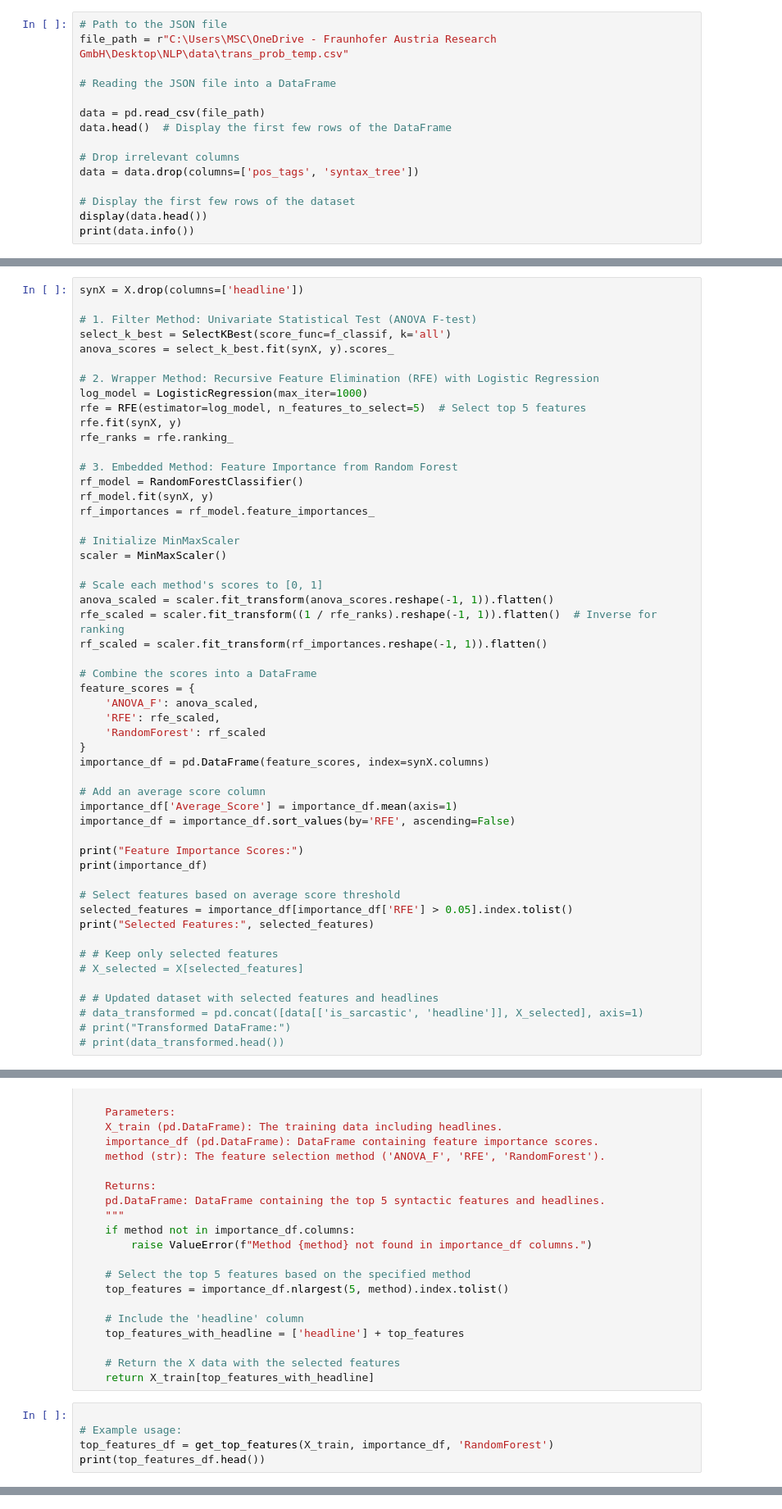
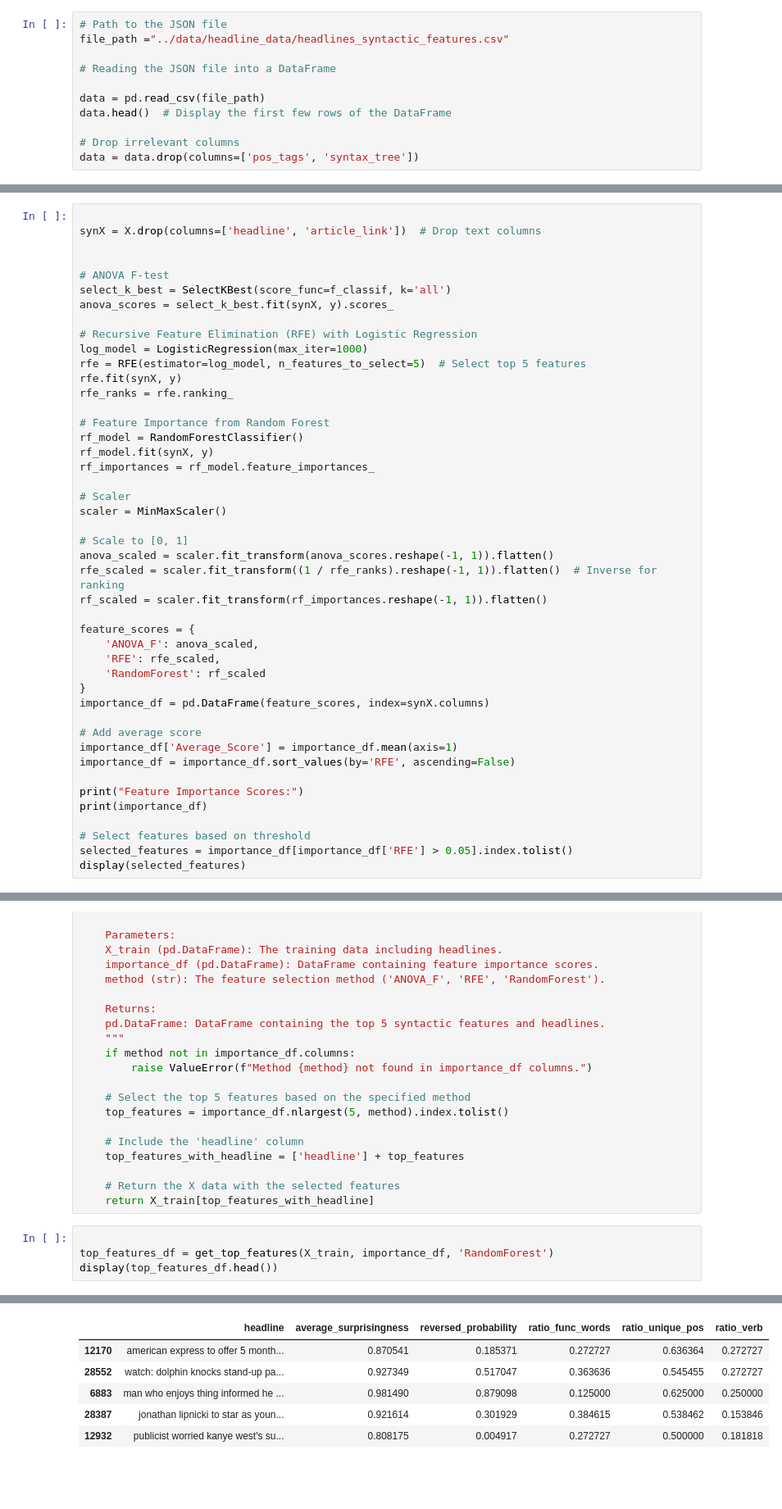
Before and after one commit to arianetemadi/snack-overflow, a Jupyter notebook: notebooks/syntactic_feature_sel.ipynb, the cells around one changed output, grey strips where cells are left out. Shown: that part at 82% size. Cells and saved outputs as stored; diff of their text form; blank space fills up the shorter version.

```diff
--- a/notebooks/syntactic_feature_sel.ipynb
+++ b/notebooks/syntactic_feature_sel.ipynb
@@ -34,6 +24,6 @@ from sklearn.metrics import confusion_matrix, classification_report
 # %%
 # Path to the JSON file
-file_path = r"C:\Users\MSC\OneDrive - Fraunhofer Austria Research GmbH\Desktop\NLP\data\trans_prob_temp.csv"
+file_path ="../data/headline_data/headlines_syntactic_features.csv"
 
 # Reading the JSON file into a DataFrame
 
@@ -42,7 +32,3 @@ data.head()  # Display the first few rows of the DataFrame
 
 # Drop irrelevant columns
 data = data.drop(columns=['pos_tags', 'syntax_tree'])
-
-# Display the first few rows of the dataset
-display(data.head())
-print(data.info())
@@ -89,32 +50,33 @@ y_val = y.loc[val_headlines.index]
 X_test = X.loc[test_headlines.index]
 y_test = y.loc[test_headlines.index]
 # %%
-synX = X.drop(columns=['headline'])
 
-# 1. Filter Method: Univariate Statistical Test (ANOVA F-test)
+synX = X.drop(columns=['headline', 'article_link'])  # Drop text columns
+
+
+# ANOVA F-test
 select_k_best = SelectKBest(score_func=f_classif, k='all')
 anova_scores = select_k_best.fit(synX, y).scores_
 
-# 2. Wrapper Method: Recursive Feature Elimination (RFE) with Logistic Regression
+# Recursive Feature Elimination (RFE) with Logistic Regression
 log_model = LogisticRegression(max_iter=1000)
 rfe = RFE(estimator=log_model, n_features_to_select=5)  # Select top 5 features
 rfe.fit(synX, y)
 rfe_ranks = rfe.ranking_
 
-# 3. Embedded Method: Feature Importance from Random Forest
+# Feature Importance from Random Forest
 rf_model = RandomForestClassifier()
 rf_model.fit(synX, y)
 rf_importances = rf_model.feature_importances_
 
-# Initialize MinMaxScaler
+# Scaler
 scaler = MinMaxScaler()
 
-# Scale each method's scores to [0, 1]
+# Scale to [0, 1]
 anova_scaled = scaler.fit_transform(anova_scores.reshape(-1, 1)).flatten()
 rfe_scaled = scaler.fit_transform((1 / rfe_ranks).reshape(-1, 1)).flatten()  # Inverse for ranking
 rf_scaled = scaler.fit_transform(rf_importances.reshape(-1, 1)).flatten()
 
-# Combine the scores into a DataFrame
 feature_scores = {
     'ANOVA_F': anova_scaled,
     'RFE': rfe_scaled,
@@ -122,24 +84,16 @@ feature_scores = {
 }
 importance_df = pd.DataFrame(feature_scores, index=synX.columns)
 
-# Add an average score column
+# Add average score
 importance_df['Average_Score'] = importance_df.mean(axis=1)
 importance_df = importance_df.sort_values(by='RFE', ascending=False)
 
 print("Feature Importance Scores:")
 print(importance_df)
 
-# Select features based on average score threshold
+# Select features based on threshold
 selected_features = importance_df[importance_df['RFE'] > 0.05].index.tolist()
-print("Selected Features:", selected_features)
-
-# # Keep only selected features
-# X_selected = X[selected_features]
-
-# # Updated dataset with selected features and headlines
-# data_transformed = pd.concat([data[['is_sarcastic', 'headline']], X_selected], axis=1)
-# print("Transformed DataFrame:")
-# print(data_transformed.head())
+display(selected_features)
 # %% [output]
 Feature Importance Scores:
                          ANOVA_F       RFE  RandomForest  Average_Score
@@ -185,7 +148,6 @@ def get_top_features(X_train, importance_df, method):
     return X_train[top_features_with_headline]
 # %%
 
-# Example usage:
 top_features_df = get_top_features(X_train, importance_df, 'RandomForest')
-print(top_features_df.head())
+display(top_features_df.head())
 # %% [output]
@@ -211,0 +154,6 @@ print(top_features_df.head())
+|  | headline | average_surprisingness | reversed_probability | ratio_func_words | ratio_unique_pos | ratio_verb |
+| 12170 | american express to offer 5 month... | 0.870541 | 0.185371 | 0.272727 | 0.636364 | 0.272727 |
+| 28552 | watch: dolphin knocks stand-up pa... | 0.927349 | 0.517047 | 0.363636 | 0.545455 | 0.272727 |
+| 6883 | man who enjoys thing informed he ... | 0.981490 | 0.879098 | 0.125000 | 0.625000 | 0.250000 |
+| 28387 | jonathan lipnicki to star as youn... | 0.921614 | 0.301929 | 0.384615 | 0.538462 | 0.153846 |
+| 12932 | publicist worried kanye west's su... | 0.808175 | 0.004917 | 0.272727 | 0.500000 | 0.181818 |
```
Also changed, not shown: parts of 5 cells of this notebook, 56 other files.
